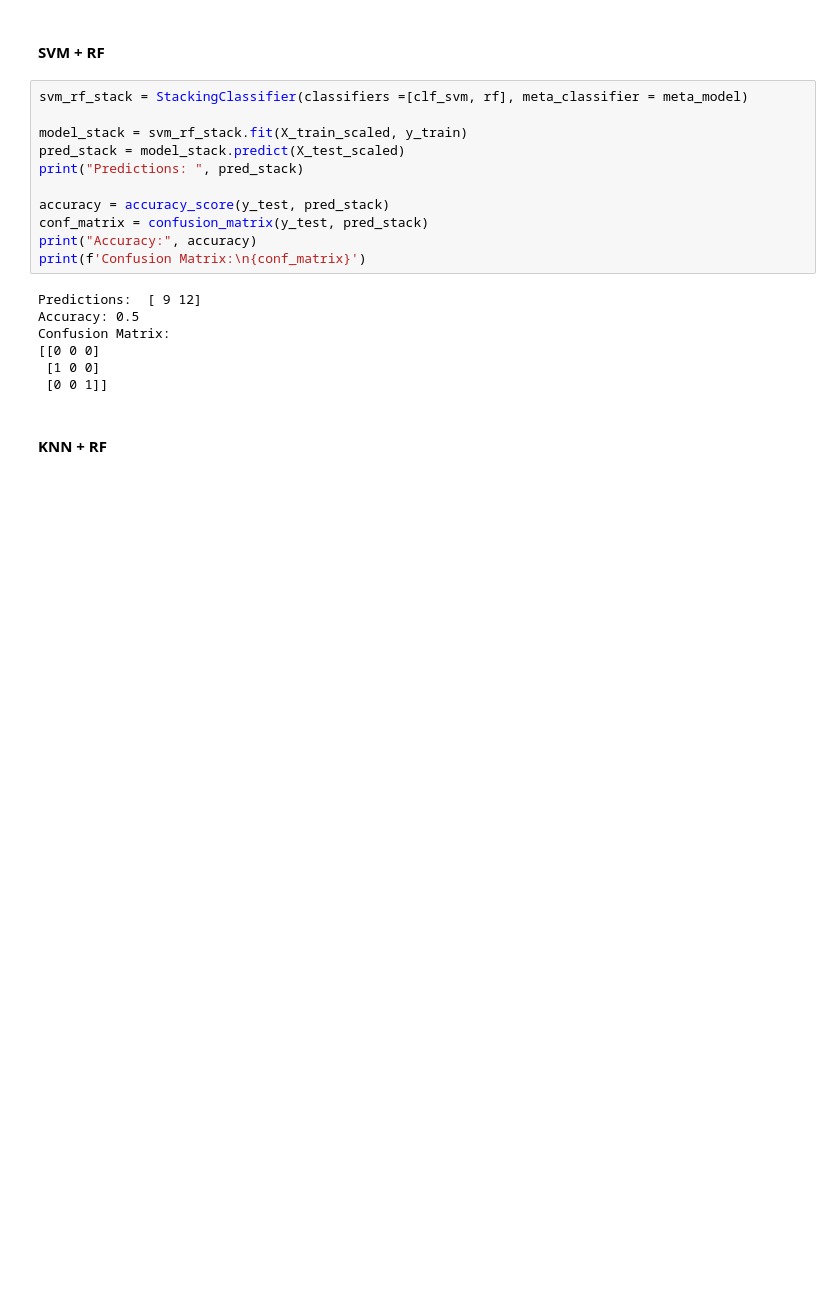
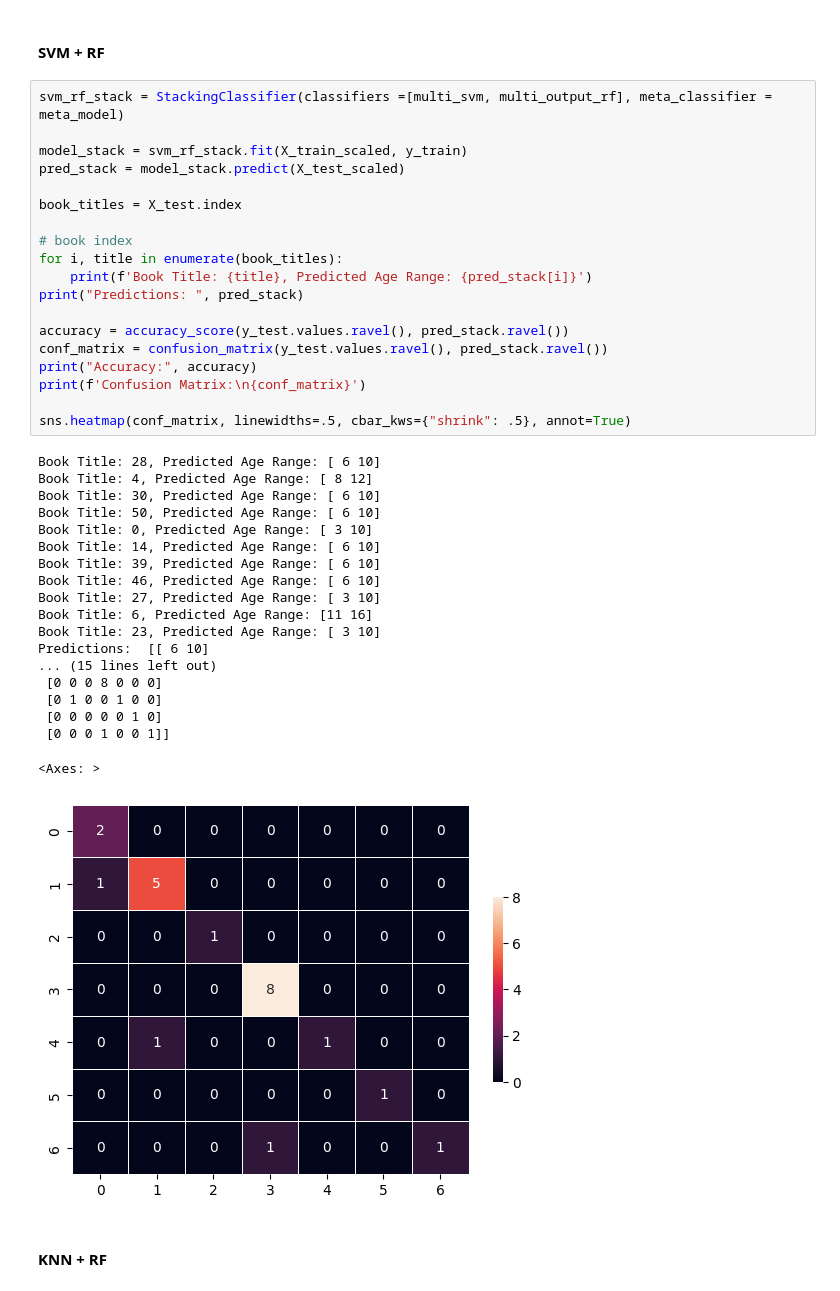
Before and after one commit to aliaolay/Readability-Level-Identifier, a Jupyter notebook: ML-algos.ipynb, the cells around one changed output. Drawn from its saved outputs; the diff is of its cells as text; blank space fills up the shorter version.

```diff
--- a/ML-algos.ipynb
+++ b/ML-algos.ipynb
@@ -392,23 +486,44 @@ Confusion Matrix:
 # %% [markdown]
 #### SVM + RF
 # %%
-svm_rf_stack = StackingClassifier(classifiers =[clf_svm, rf], meta_classifier = meta_model)
+svm_rf_stack = StackingClassifier(classifiers =[multi_svm, multi_output_rf], meta_classifier = meta_model)
 
 model_stack = svm_rf_stack.fit(X_train_scaled, y_train)
 pred_stack = model_stack.predict(X_test_scaled)
+
+book_titles = X_test.index
+
+# book index
+for i, title in enumerate(book_titles):
+    print(f'Book Title: {title}, Predicted Age Range: {pred_stack[i]}')
 print("Predictions: ", pred_stack)
 
-accuracy = accuracy_score(y_test, pred_stack)
-conf_matrix = confusion_matrix(y_test, pred_stack)
+accuracy = accuracy_score(y_test.values.ravel(), pred_stack.ravel())
+conf_matrix = confusion_matrix(y_test.values.ravel(), pred_stack.ravel())
 print("Accuracy:", accuracy)
 print(f'Confusion Matrix:\n{conf_matrix}')
+
+sns.heatmap(conf_matrix, linewidths=.5, cbar_kws={"shrink": .5}, annot=True)
 # %% [output]
-Predictions:  [ 9 12]
-Accuracy: 0.5
-Confusion Matrix:
-[[0 0 0]
- [1 0 0]
- [0 0 1]]
+Book Title: 28, Predicted Age Range: [ 6 10]
+Book Title: 4, Predicted Age Range: [ 8 12]
+Book Title: 30, Predicted Age Range: [ 6 10]
+Book Title: 50, Predicted Age Range: [ 6 10]
+Book Title: 0, Predicted Age Range: [ 3 10]
+Book Title: 14, Predicted Age Range: [ 6 10]
+Book Title: 39, Predicted Age Range: [ 6 10]
+Book Title: 46, Predicted Age Range: [ 6 10]
+Book Title: 27, Predicted Age Range: [ 3 10]
+Book Title: 6, Predicted Age Range: [11 16]
+Book Title: 23, Predicted Age Range: [ 3 10]
+Predictions:  [[ 6 10]
+... (15 lines left out)
+ [0 0 0 8 0 0 0]
+ [0 1 0 0 1 0 0]
+ [0 0 0 0 0 1 0]
+ [0 0 0 1 0 0 1]]
+<Axes: >
+[figure, added]
 # %% [markdown]
 #### KNN + RF
 # %%
```
Also changed, not shown: parts of 15 cells of this notebook.
